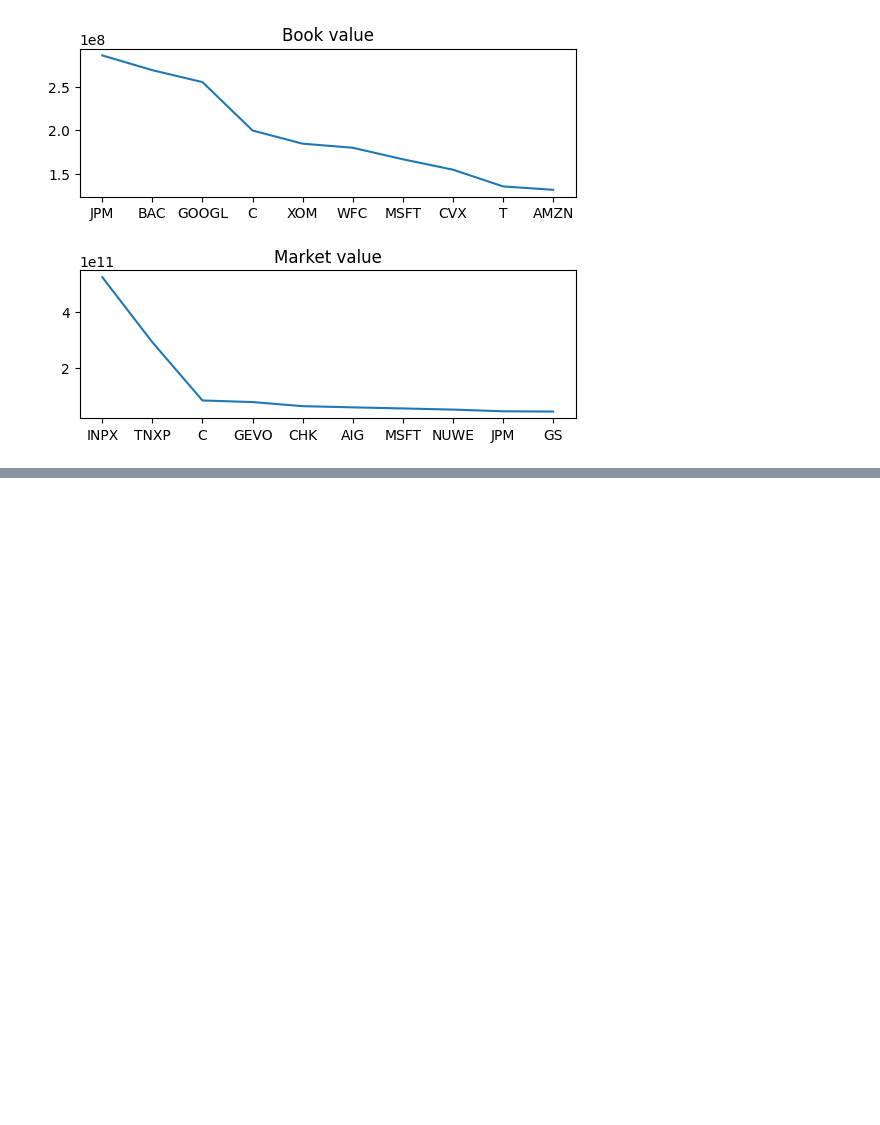
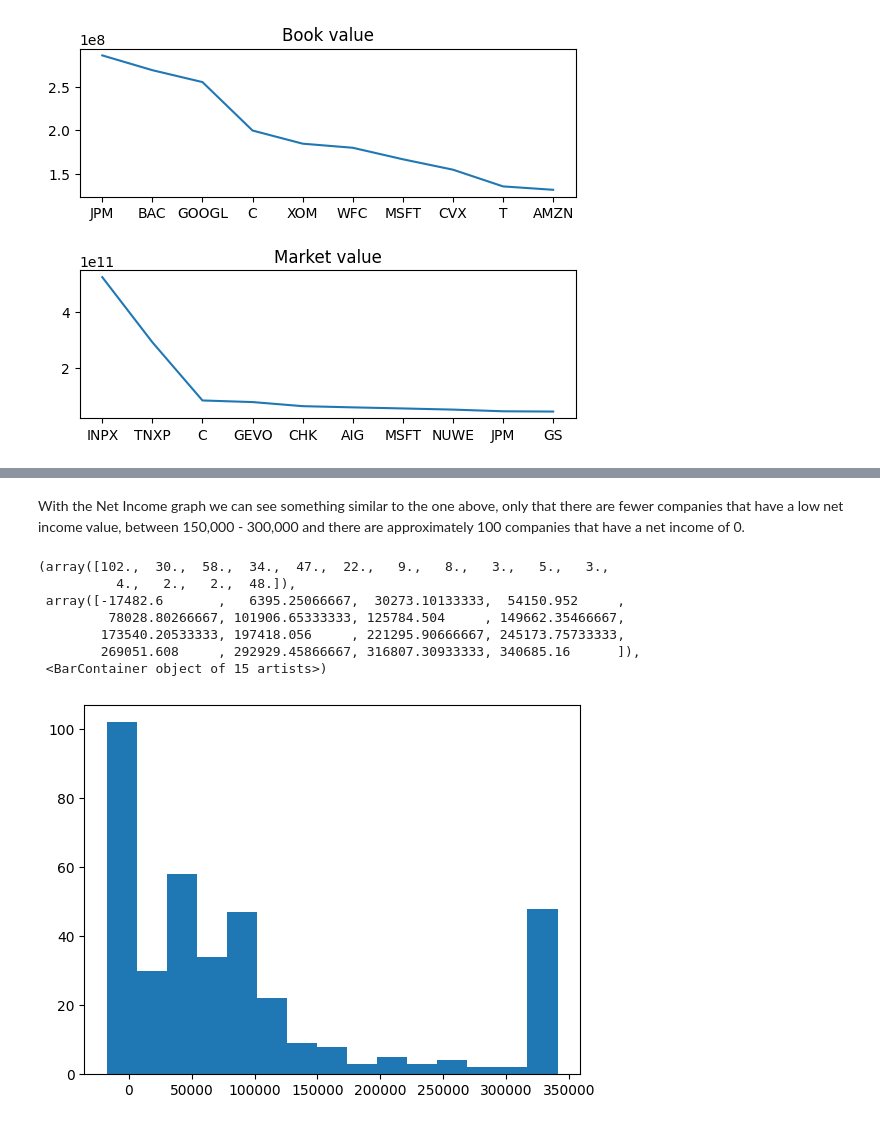
Before and after one commit to AntonioBobadilla/Retroalimentacion1-IA, a Jupyter notebook: script.ipynb, the cells around one changed output, grey strips where cells are left out. Drawn from its saved outputs; the diff is of its cells as text; code cells hidden in the pictures; blank space fills up the shorter version.

```diff
--- a/script.ipynb
+++ b/script.ipynb
@@ -359,0 +636,13 @@ fig.subplots_adjust(hspace=.5)
+# %% [markdown]
+With the Net Income graph we can see something similar to the one above, only that there are fewer companies that have a low net income value, between 150,000 - 300,000 and there are approximately 100 companies that have a net income of 0.
+# %%
+plt.hist(mv, bins=15)
+# %% [output]
+(array([102.,  30.,  58.,  34.,  47.,  22.,   9.,   8.,   3.,   5.,   3.,
+          4.,   2.,   2.,  48.]),
+ array([-17482.6       ,   6395.25066667,  30273.10133333,  54150.952     ,
+         78028.80266667, 101906.65333333, 125784.504     , 149662.35466667,
+        173540.20533333, 197418.056     , 221295.90666667, 245173.75733333,
+        269051.608     , 292929.45866667, 316807.30933333, 340685.16      ]),
+ <BarContainer object of 15 artists>)
+[figure, added]
```
Also changed, not shown: parts of 54 cells of this notebook.
